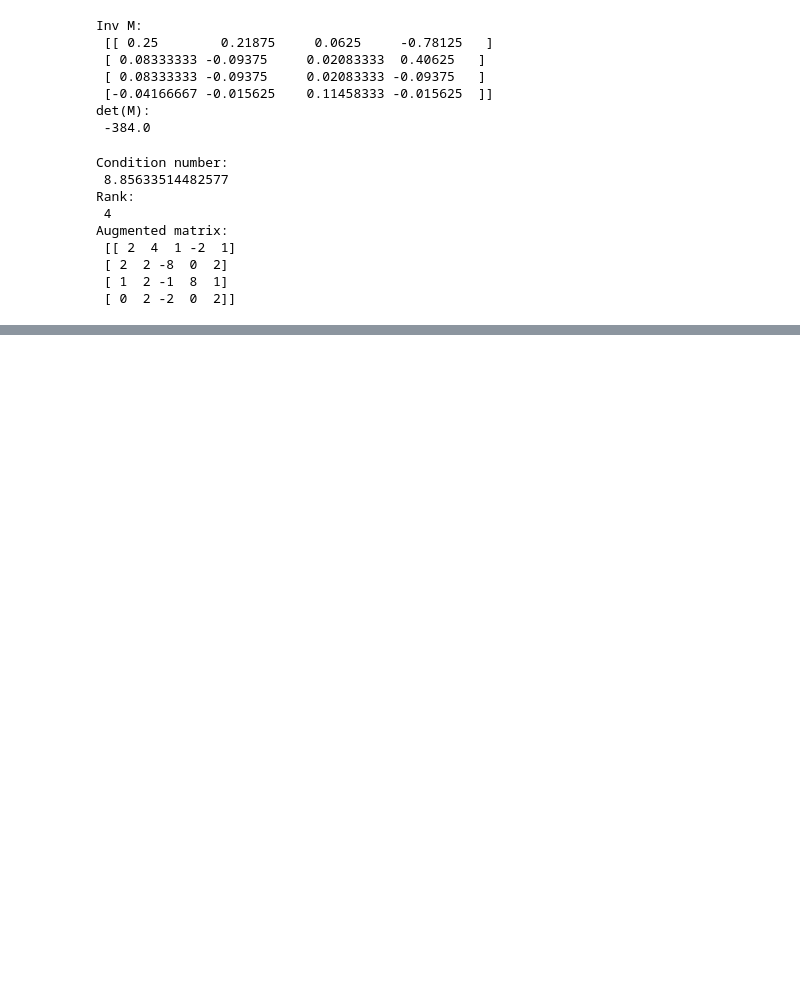
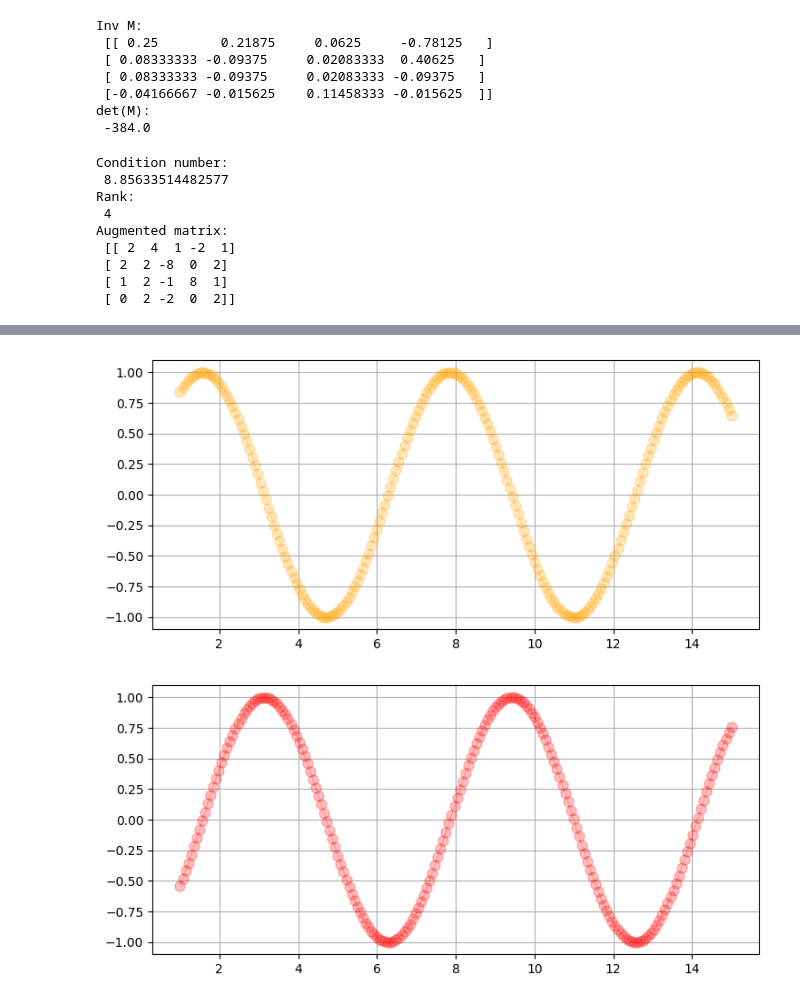
Before and after one commit to xwang579/Mat421, a Jupyter notebook: Final.ipynb, the cells around one changed output, grey strips where cells are left out. Saved outputs shown, nothing was run; the diff lists cells and outputs as text; code cells hidden in the pictures; blank space fills up the shorter version.

```diff
--- a/Final.ipynb
+++ b/Final.ipynb
@@ -186,0 +346,23 @@ Augmented matrix:
+# %%
+
+import numpy as np
+from matplotlib import pyplot as plt
+plt.rcParams["figure.figsize"] = [7.50, 3.50]
+plt.rcParams["figure.autolayout"] = True
+x_data = np.linspace(1, 15, 200)
+y_data = np.sin(x_data)
+plt.plot(x_data, y_data, c='orange', marker='o', alpha=.25, ms=8, lw=0.8)
+plt.grid()
+plt.show()
+#this is a graph of sin(x)
+
+
+x_data = np.linspace(1, 15, 200)
+y_data = -np.cos(x_data)
+plt.plot(x_data, y_data, c='red', marker='o', alpha=.25, ms=8, lw=0.8)
+plt.grid()
+plt.show()
+#this is a graph of -cos(x)
+# %% [output]
+[figure, added]
+[figure, added]
```
Also changed, not shown: parts of 15 cells of this notebook.
